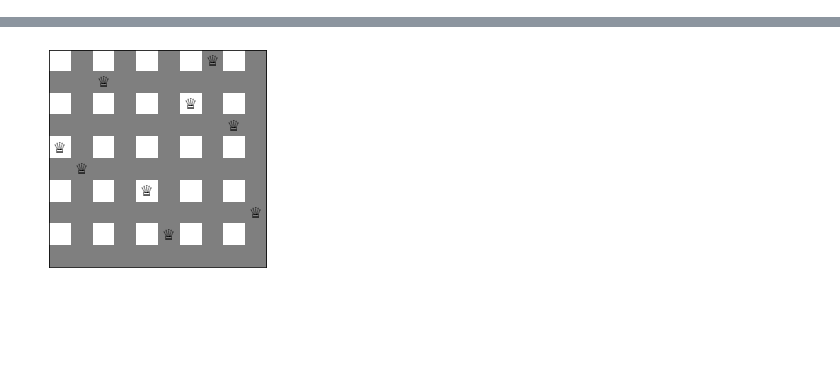
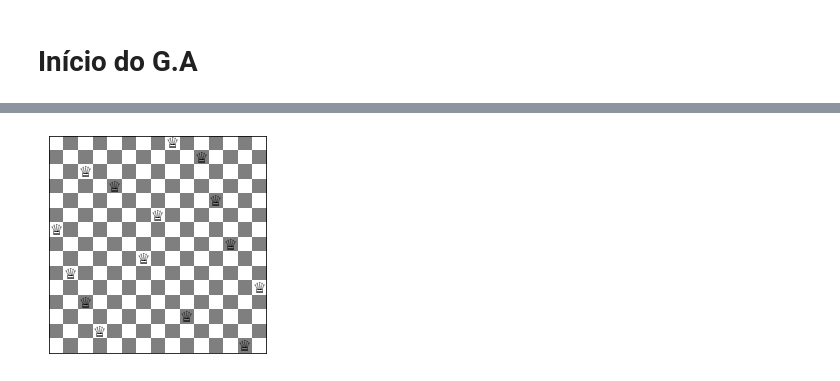
Before and after one commit to Anagefilho/Anagefilho, a Jupyter notebook: NQ.ipynb, the cells around one changed output, grey strips where cells are left out. Cells and saved outputs as stored; diff of their text form; code cells hidden in the pictures; blank space fills up the shorter version.

```diff
--- a/NQ.ipynb
+++ b/NQ.ipynb
@@ -159,3 +162,5 @@ def selecao_ranking(pop, new_pop):
+# %% [markdown]
+# Início do G.A
 # %%
 import sys
 import random
@@ -163,7 +168,17 @@ import numpy as np
 import matplotlib.pyplot as plt
 
 #Roteiro para criação do algoritmo genético
+
 #Representação
+#Inicialização
+#Avaliação
+#Loop
+#Seleção
+#Cruzamento
+#Mutação
+#Avaliação
+#Reinserção
+
 #Representação por exemplo: 8 rainhas, [1 4 3 6 2 7 5 0]
 
 # Nesse caso a fitness = número de rainhas se conflitando.
@@ -199,62 +214,57 @@ import matplotlib.pyplot as plt
 7 [0 0 0 0 0 X 0 0 ]
 """
 #Inicialização
-print("Digite o número de rainhas: ")
-n = int(input())
-print("Número da população: ")
-new_pop = int(input())
-print("Número de gerações: ")
-generation = int(input())
+#n = int(input("Digite o número de rainhas: "))
+#new_pop = int(input("Número da população: "))
+n = 15
+new_pop = 200
+generation = 0
 
 pop = np.zeros([new_pop,n],dtype=int)
+IndAleatorio = np.zeros(n)
 
 for i in range(new_pop):
     pop[i, :] = np.random.permutation(n) #Inicialização da população com permutações dos númeoros de 0 até n.
-print(pop)
 
 
 fit = fitnessScore(pop,new_pop) # calcula de todos da população atual
 
 pop = np.hstack([pop,fit]) # adiciona na ultima linha os valores de fitness de cada indivíduo da população.
 
-pop = pop[pop[:,n].argsort()][0:new_pop, :]
+pop = pop[pop[:,n].argsort()][0:new_pop, :] # Retorna a população ordenada pelo fitting
+
+print(pop[pop[:,n].argsort()][0:new_pop, :], "aaa",pop[0:new_pop,:])
 
 #Loop
+while(pop[0][n] != 0):
+    generation+=1
+    print("Geração: ", generation, "\nMelhor indivíduo: ", pop[0], "Nº de conflitos: ", pop[0,n])
 
-for gen in range(generation):
+    if(generation > 500): # Tentativa de recomeço aleatório, adiciona um indivíduo aleatório no final para fugir de ótimo local.
+       IndAleatorio = np.random.permutation(n)
+       fit = fitnessScore(IndAleatorio, 1)
+       IndAleatorio = np.hstack([IndAleatorio,fit])
+       pop[-1] = IndAleatorio # Reinserção
 
-    pai1, pai2 = selecao_ranking(pop, new_pop) #Seleção dos pais por meio de ranking
-
-    filhos = crossover_varios_x(pai1, pai2) # Crossover e mutação
-    #print(filhos)
+    pai1, pai2 = selecao_aleatoria(pop, new_pop) #Seleção dos pais, selecao_ranking ou selecao_aleatoria pode ser utilizado
+    print(pai1, pai2)
+    filhos = crossoverX(pai1, pai2) # Crossover, crossover_um_x ou crossover_varios_x pode ser utilizado, mudar função de mutação dentro dele.
     fit_filhos = fitnessScore(filhos,2)
 
     filhos = np.hstack([filhos,fit_filhos])
-
-    #print(filhos)
+    print("Ind. aleatório: ", pop[-1])
     pop = np.vstack([pop,filhos]) # Reinserção
 
     pop = pop[pop[:,n].argsort()][0:new_pop, :] # Atualiza pop pegando os melhores individuos
 
-    result = pop[0][n]
+    if generation > 9999:
+      break
 
-    for i in range(new_pop): # Avaliação da população e vendo se algum indivíduo encontrou a solução ótima
-      if pop[i][n] == 0:
-        print("Solução ótima encontrada!!")
-        print("Número de rainhas: ", n)
-        print("Número de gerações p/ encontrar geração ótima: ", gen)
-        print("Melhor solução: ", pop[0, 0:n])
-        print("Número de conflitos: ", pop[i][n], result)
-        board(pop)
-        sys.exit()
-
-#Caso não tenha encontrado
 print("Número de rainhas: ", n)
-print("Não conseguiu achar a soluçãoa ótima, a melhor foi:")
-print("Número de gerações: ", gen)
+print("Número de gerações: ", generation)
 print("Melhor solução: ", pop[0, 0:n])
-print("Número de conflitos: ", result)
-board(pop, n) #figura
+print("Número de conflitos: ", pop[0][n])
+tabuleiro(pop, n) #figura
 
 #Seleção
 
@@ -270 +292 @@ Número de conflitos:  2
-[figure, old version]
+[figure, new version]
```
Also changed, not shown: parts of 13 cells of this notebook.
